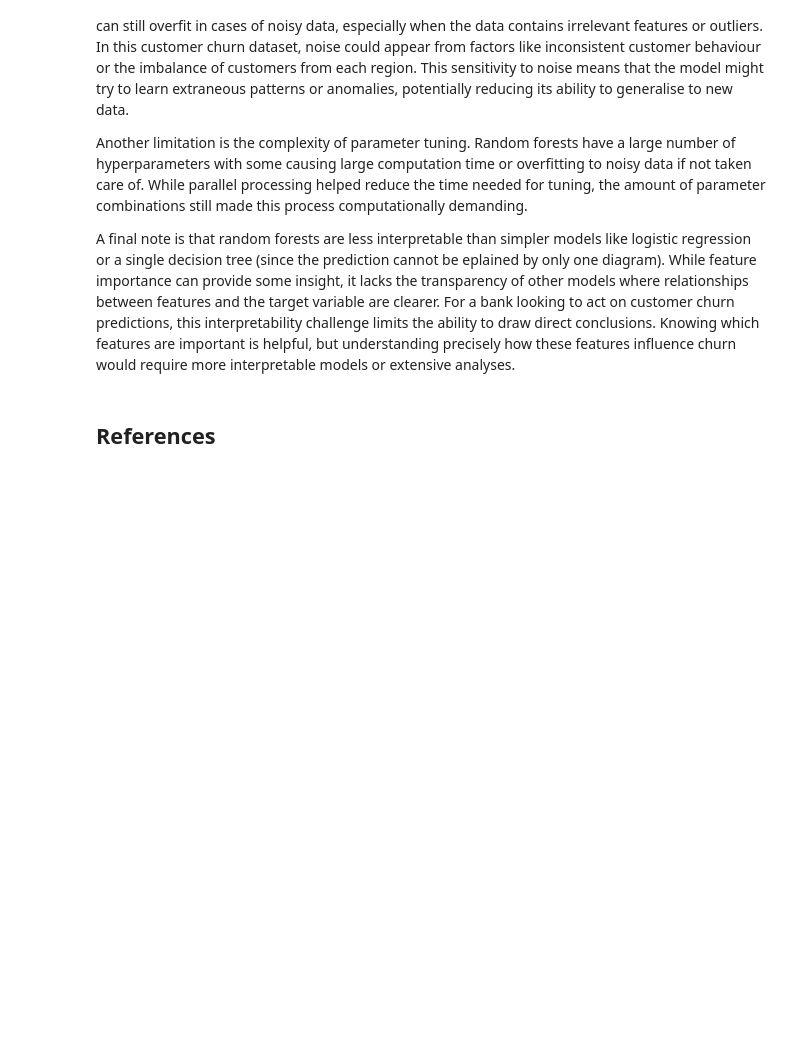
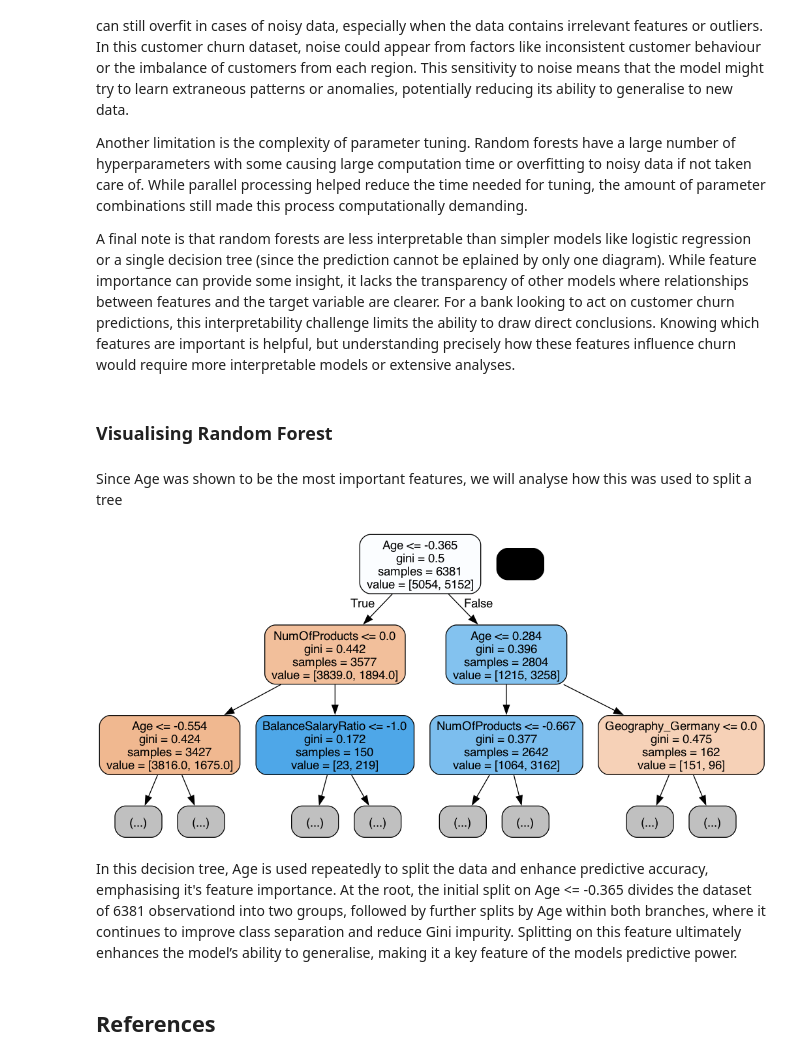
Before and after one commit to djjjones6/Group_Assessment_1, a Jupyter notebook: 04-RandomForest/randomForest.ipynb, the cells around one changed output. Cells and saved outputs as stored; diff of their text form; code cells hidden in the pictures; blank space fills up the shorter version.

```diff
--- a/04-RandomForest/randomForest.ipynb
+++ b/04-RandomForest/randomForest.ipynb
@@ -643,6 +609,27 @@ One drawback is sensitivity to noise. While random forests are generally resista
 Another limitation is the complexity of parameter tuning. Random forests have a large number of hyperparameters with some causing large computation time or overfitting to noisy data if not taken care of. While parallel processing helped reduce the time needed for tuning, the amount of parameter combinations still made this process computationally demanding.
 
 A final note is that random forests are less interpretable than simpler models like logistic regression or a single decision tree (since the prediction cannot be eplained by only one diagram). While feature importance can provide some insight, it lacks the transparency of other models where relationships between features and the target variable are clearer. For a bank looking to act on customer churn predictions, this interpretability challenge limits the ability to draw direct conclusions. Knowing which features are important is helpful, but understanding precisely how these features influence churn would require more interpretable models or extensive analyses.
+# %% [markdown]
+### Visualising Random Forest
+# %% [markdown]
+Since Age was shown to be the most important features, we will analyse how this was used to split a tree
+# %%
+from sklearn.tree import export_graphviz
+from io import StringIO
+from IPython.display import Image
+import pydotplus
+
+estimator5 = GS_model.estimators_[0]
+dot_data = StringIO()
+export_graphviz(estimator5, out_file=dot_data,max_depth=2,
+feature_names=X_train.columns.values,
+filled=True, rounded=True)
+graph = pydotplus.graph_from_dot_data(dot_data.getvalue())
+Image(graph.create_png())
+# %% [output]
+[figure, added]
+# %% [markdown]
+In this decision tree, Age is used repeatedly to split the data and enhance predictive accuracy, emphasising it's feature importance. At the root, the initial split on Age <= -0.365 divides the dataset of 6381 observationd into two groups, followed by further splits by Age within both branches, where it continues to improve class separation and reduce Gini impurity. Splitting on this feature ultimately enhances the model’s ability to generalise, making it a key feature of the models predictive power.
 # %% [markdown]
 ## References
 # %% [markdown]
```
Also changed, not shown: parts of 11 cells of this notebook.
